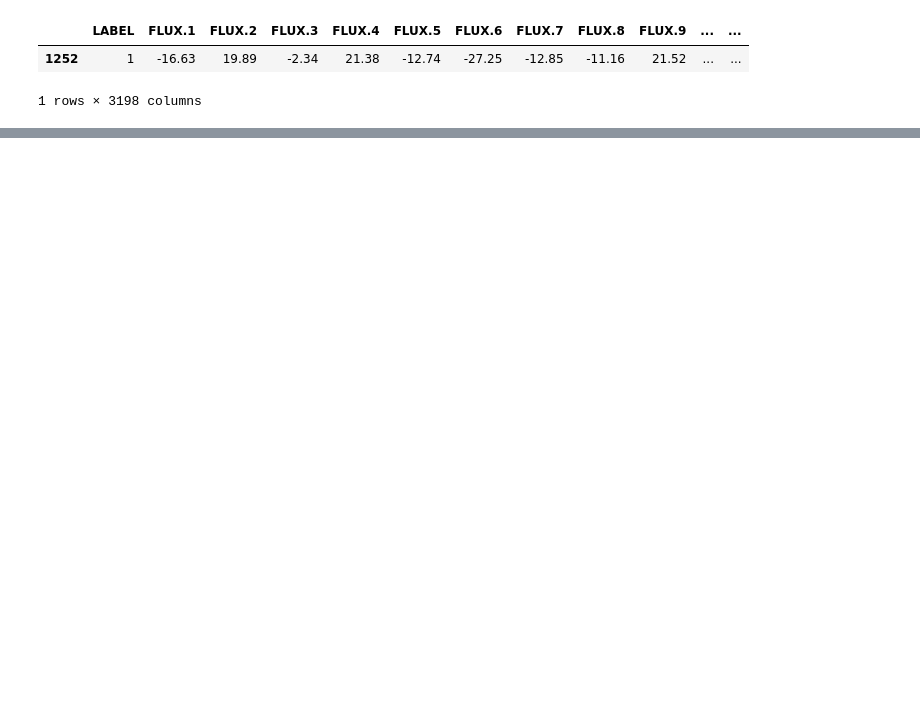
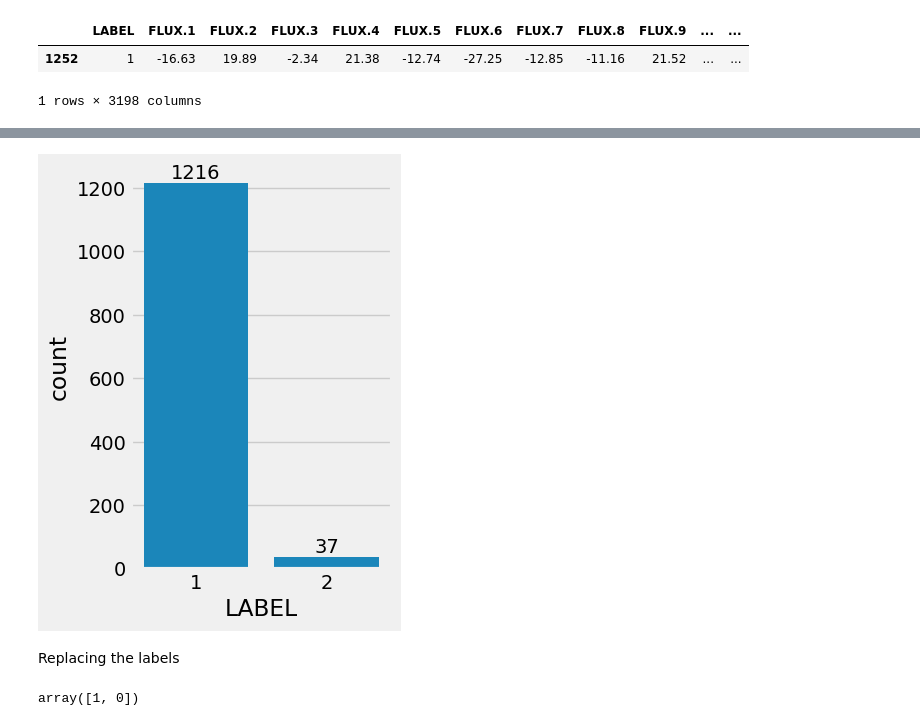
Before and after one commit to Meowmixforme/Kaggle_Machine_Learning_Projects, a Jupyter notebook: Project 3 Exoplanet Hunting Using Machine Learning/Exo.ipynb, the cells around one changed output, grey strips where cells are left out. Drawn from its saved outputs; the diff is of its cells as text; code cells hidden in the pictures; blank space fills up the shorter version.

```diff
--- a/Project 3 Exoplanet Hunting Using Machine Learning/Exo.ipynb
+++ b/Project 3 Exoplanet Hunting Using Machine Learning/Exo.ipynb
@@ -45,0 +86,16 @@ train_df[train_df.isnull().any(axis=1)]
+# %%
+plt.figure(figsize=(3,5))
+ax = sns.countplot(x='LABEL', data=train_df) # Specify 'x=' for the column
+ax.bar_label(ax.containers[0])
+plt.show()
+# %% [output]
+[figure, added]
+# %% [markdown]
+Replacing the labels
+# %%
+# Replacing labels
+
+train_df['LABEL'] = train_df['LABEL'].replace({2: 1, 1: 0})
+train_df.LABEL.unique()
+# %% [output]
+array([1, 0])
```
Also changed, not shown: parts of 5 cells of this notebook.
